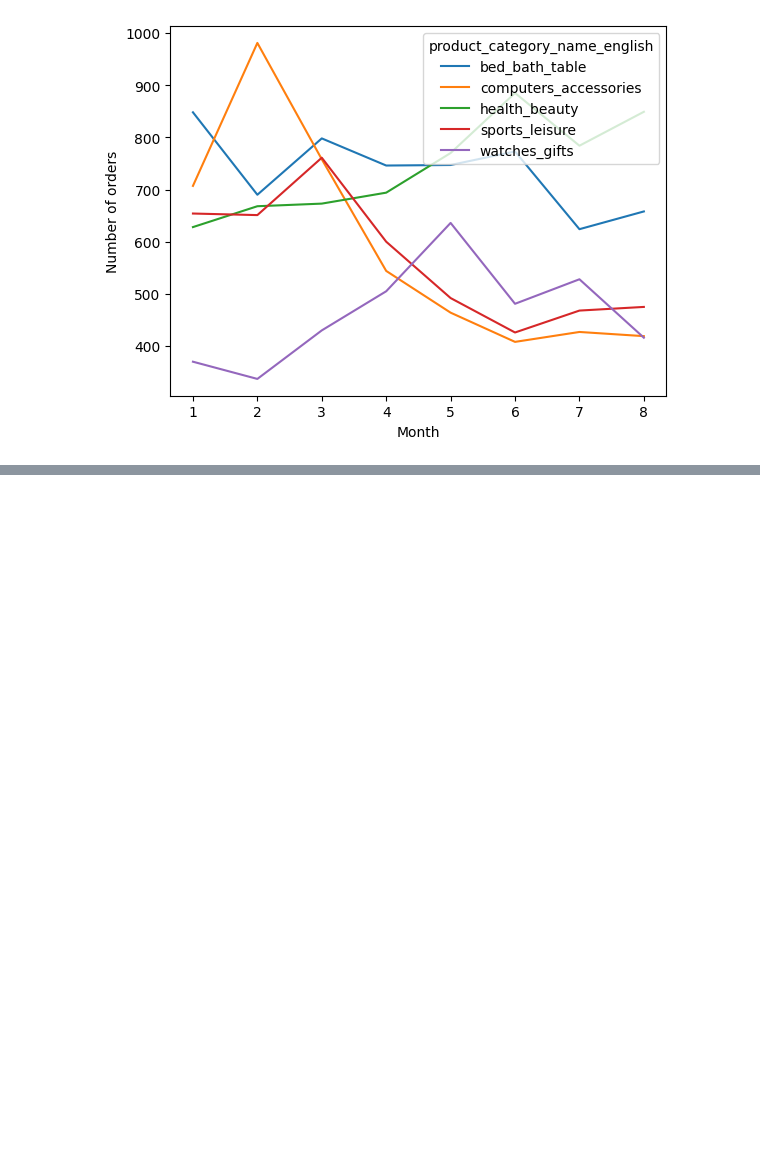
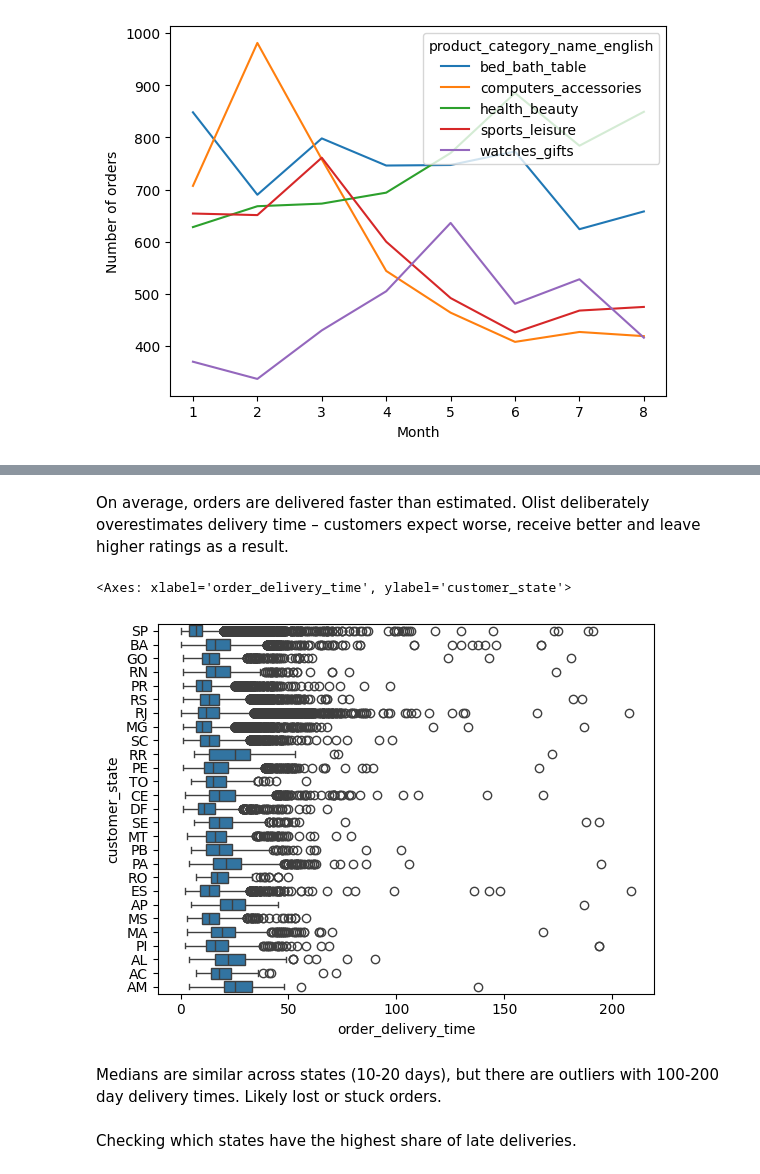
Before and after one commit to norriddx/ecommerce-orders-analysis, a Jupyter notebook: notebooks/eda.ipynb, the cells around one changed output, grey strips where cells are left out. Cells and saved outputs as stored; diff of their text form; code cells hidden in the pictures; blank space fills up the shorter version.

```diff
--- a/notebooks/eda.ipynb
+++ b/notebooks/eda.ipynb
@@ -573,0 +578,3 @@ Text(0, 0.5, 'Number of orders')
+# %%
+orders_customers = pd.merge(orders, customers, on='customer_id')
+orders_customers.groupby('customer_state').order_delivery_time.mean().round(1).sort_values(ascending=False)
@@ -573,0 +603,5 @@ Text(0, 0.5, 'Number of orders')
+# %%
+orders_customers = orders_customers.assign( \
+    estimated_delivery_time = lambda orders_customers: (orders_customers['order_estimated_delivery_date'] - orders_customers['order_purchase_timestamp']).dt.days)
+
+orders_customers.groupby('customer_state')[['order_delivery_time', 'estimated_delivery_time']].mean().sort_values('order_delivery_time', ascending=False)
@@ -573,0 +627,11 @@ Text(0, 0.5, 'Number of orders')
+# %% [markdown]
+On average, orders are delivered faster than estimated. Olist deliberately overestimates delivery time – customers expect worse, receive better and leave higher ratings as a result.
+# %%
+sns.boxplot(data=orders_customers, x='order_delivery_time', y='customer_state')
+# %% [output]
+<Axes: xlabel='order_delivery_time', ylabel='customer_state'>
+[figure, added]
+# %% [markdown]
+Medians are similar across states (10-20 days), but there are outliers with 100-200 day delivery times. Likely lost or stuck orders.
+# %% [markdown]
+Checking which states have the highest share of late deliveries.
```
Also changed, not shown: parts of 10 cells of this notebook.
